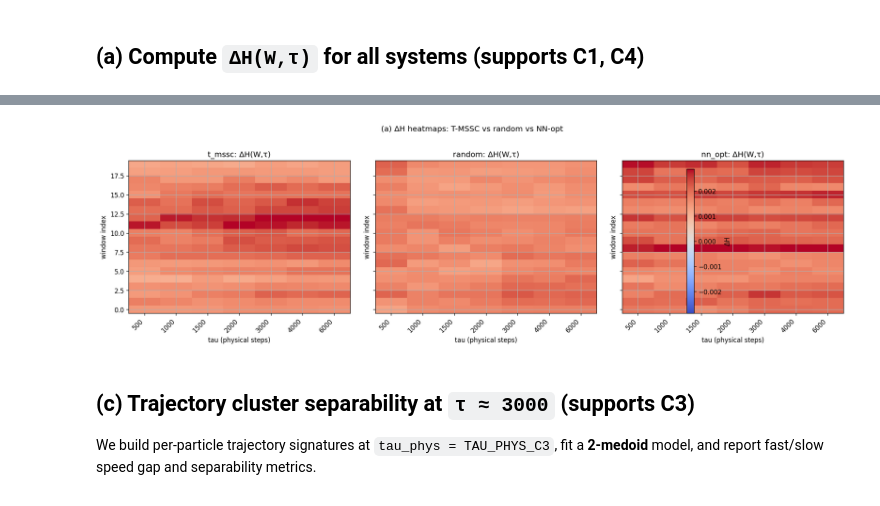
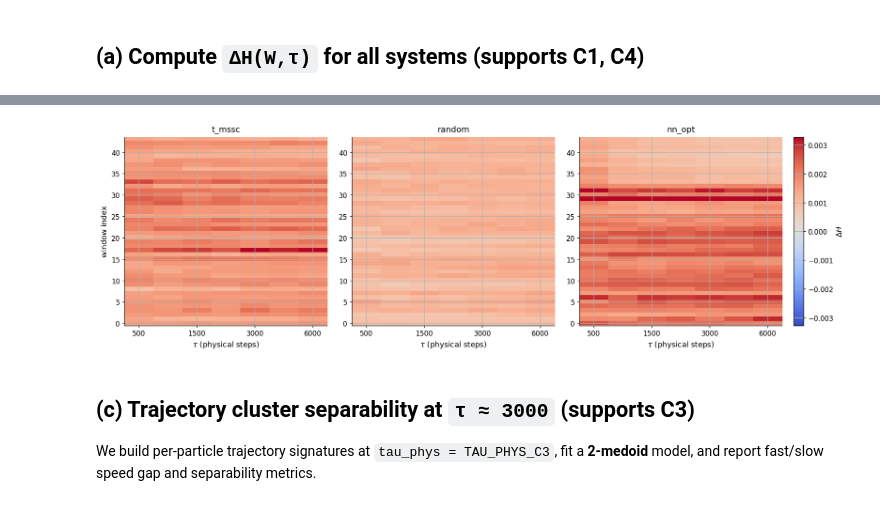
Before and after one commit to EnriFermi/asal-fork, a Jupyter notebook: experiments/opt_msc/analysis/deltah_mssc_comparison.ipynb, the cells around one changed output, grey strips where cells are left out. Cells and saved outputs as stored; diff of their text form; code cells hidden in the pictures.

```diff
--- a/experiments/opt_msc/analysis/deltah_mssc_comparison.ipynb
+++ b/experiments/opt_msc/analysis/deltah_mssc_comparison.ipynb
@@ -73,7 +73,7 @@ Update paths before running if needed.
 # --- Systems to compare ---
 SYSTEMS = {
     "t_mssc": REPO_ROOT / "experiments/opt_msc/checkpoints/test_run_2/apf_logs",
-    "random": REPO_ROOT / "experiments/opt_msc/checkpoints/random_baseline/apf_logs",
+    "random": REPO_ROOT / "experiments/opt_msc/checkpoints/old_random/apf_logs",
     # Adjust this path to your NN-optimized APF logs directory:
     "nn_opt": REPO_ROOT / "experiments/log_apf/checkpoints/2602112129/interp_6",
 }
@@ -87,7 +87,7 @@ METRIC_CFG_BY_SYSTEM = {
 }
 
 # --- Analysis time range in physical steps ---
-T1 = 100_000
+T1 = 50_000
 T2 = 1000_000
 
 # DeltaH heatmap tau values (physical steps)
@@ -95,10 +95,10 @@ TAU_PHYS_LIST = [500, 1000, 1500, 2000, 3000, 4000, 6000]
 
 # Keep these explicit for C3 object-collection windows (physical steps)
 WINDOW_SIZE_STEPS = 20_000
-WINDOW_STEP_STEPS = 5_000
+WINDOW_STEP_STEPS = 20_000
 
 # Projection count used in signature construction for C3
-DELTAH_N_PROJ = 16
+DELTAH_N_PROJ = 64
 
 # C3: two-cluster analysis at tau ~= 3000 physical steps
 TAU_PHYS_C3 = 3000
@@ -727,42 +757,81 @@ for name, path in SYSTEMS.items():
 # %%
+import numpy as np
+import matplotlib.pyplot as plt
+from matplotlib.colors import TwoSlopeNorm
+from matplotlib.ticker import MaxNLocator
+
 if not deltah_by_system:
     raise RuntimeError("No systems available. Check SYSTEMS paths.")
 
 all_vals = []
 for res in deltah_by_system.values():
-    v = res["delta_h"]
+    v = np.asarray(res["delta_h"], dtype=float)
     all_vals.append(v[np.isfinite(v)])
+
 all_vals = np.concatenate([v for v in all_vals if v.size > 0]) if all_vals else np.array([0.0])
 
-vmax = np.nanpercentile(np.abs(all_vals), 98) if all_vals.size else 1.0
+# Более устойчивый диапазон для статьи: симметричный around 0, без выбросов
+vmax = np.nanpercentile(np.abs(all_vals), 99) if all_vals.size else 1.0
 vmax = float(max(vmax, 1e-6))
+norm = TwoSlopeNorm(vmin=-vmax, vcenter=0.0, vmax=vmax)
 
-n = len(deltah_by_system)
-fig, axes = plt.subplots(1, n, figsize=(5.5 * n, 4.8), sharey=True)
-if n == 1:
-    axes = [axes]
+names = list(deltah_by_system.keys())
+n = len(names)
 
-for ax, (name, res) in zip(axes, deltah_by_system.items()):
+fig = plt.figure(figsize=(4.8 * n + 0.7, 4.6), constrained_layout=True)
+gs = fig.add_gridspec(
+    1, n + 1,
+    width_ratios=[1] * n + [0.05],
+    wspace=0.06
+)
+
+axes = [fig.add_subplot(gs[0, i]) for i in range(n)]
+cax = fig.add_subplot(gs[0, -1])
+
+im = None
+for i, (ax, name) in enumerate(zip(axes, names)):
+    res = deltah_by_system[name]
+    Z = np.asarray(res["delta_h"], dtype=float)
+    tau = np.asarray(res["tau_phys"])
+
     im = ax.imshow(
-        res["delta_h"],
+        Z,
         origin="lower",
         aspect="auto",
         cmap="coolwarm",
-        vmin=-vmax,
-        vmax=vmax,
+        norm=norm,
+        interpolation="nearest",
     )
-    ax.set_title(f"{name}: ΔH(W,τ)")
-    ax.set_xlabel("tau (physical steps)")
-    ax.set_xticks(np.arange(len(res["tau_phys"])))
-    ax.set_xticklabels([str(int(x)) for x in res["tau_phys"]], rotation=45, ha="right")
-    ax.set_ylabel("window index")
 
-fig.colorbar(im, ax=axes, shrink=0.85, label="ΔH")
-fig.suptitle("(a) ΔH heatmaps: T-MSSC vs random vs NN-opt", y=1.02)
-plt.tight_layout()
+    # Для статьи обычно лучше короткие заголовки;
+    # общее описание вынести в подпись к рисунку.
+    ax.set_title(name, fontsize=12, pad=8)
+
+    ax.set_xlabel(r"$\tau$ (physical steps)", fontsize=11)
+    if i == 0:
+        ax.set_ylabel("window index", fontsize=11)
+
+    # Не надо лепить все xticks, если tau длинный
+    max_xticks = 6
+    step = max(1, int(np.ceil(len(tau) / max_xticks)))
+    xt = np.arange(0, len(tau), step)
+    ax.set_xticks(xt)
+    ax.set_xticklabels([str(int(tau[j])) for j in xt], rotation=0)
+
+    ax.yaxis.set_major_locator(MaxNLocator(integer=True))
+    ax.tick_params(axis="both", labelsize=10, length=3)
+
+    # Чище вид
+    ax.spines["top"].set_visible(False)
+    ax.spines["right"].set_visible(False)
+
+cb = fig.colorbar(im, cax=cax)
+cb.set_label(r"$\Delta H$", fontsize=11)
+cb.ax.tick_params(labelsize=10, length=3)
+
 plt.show()
 # %% [output]
-[figure, old version]
+[figure, new version]
 # %% [markdown]
 ## (c) Trajectory cluster separability at `τ ≈ 3000` (supports C3)
 
```
Also changed, not shown: parts of 13 cells of this notebook, 54 other files.
